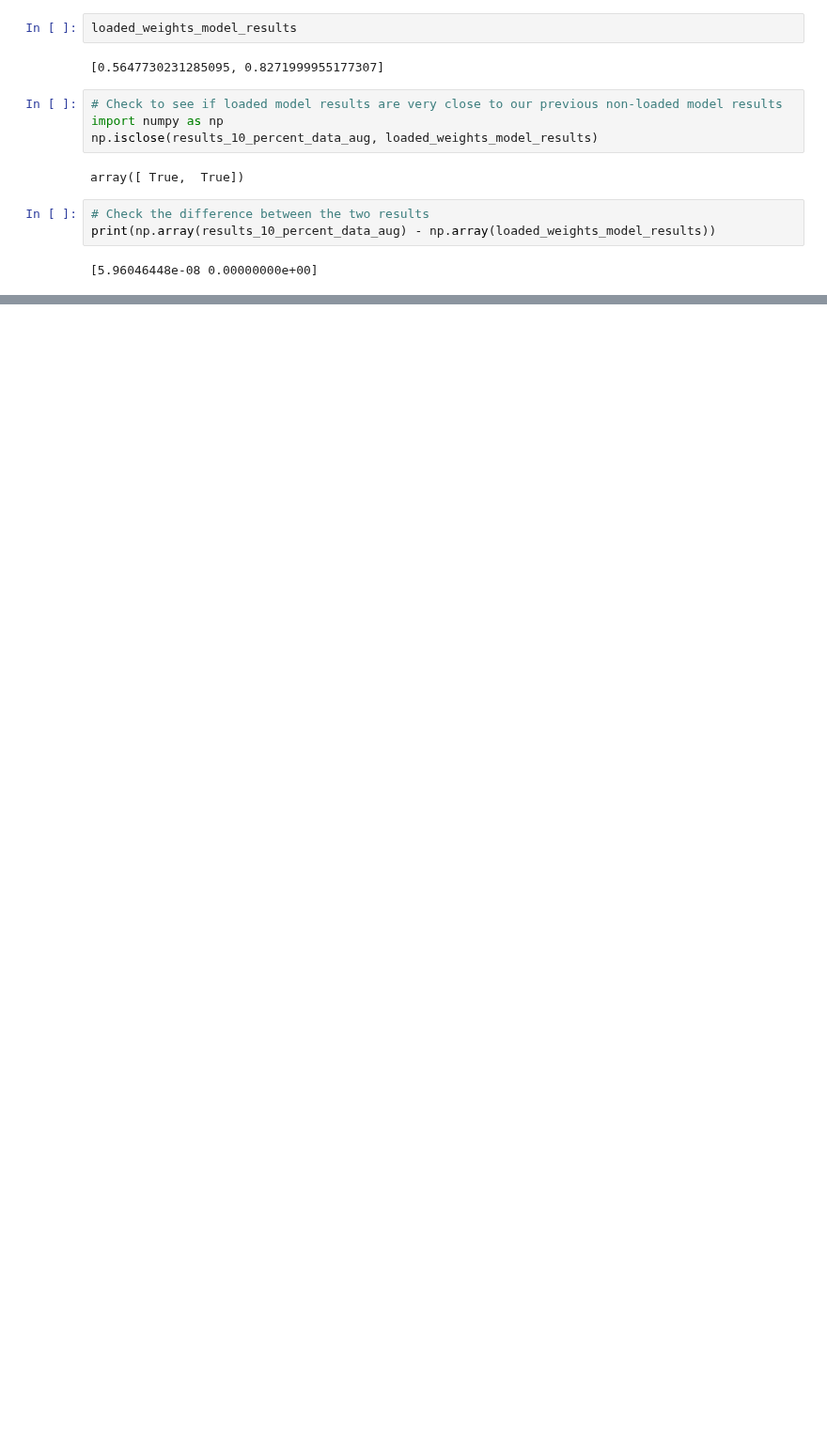
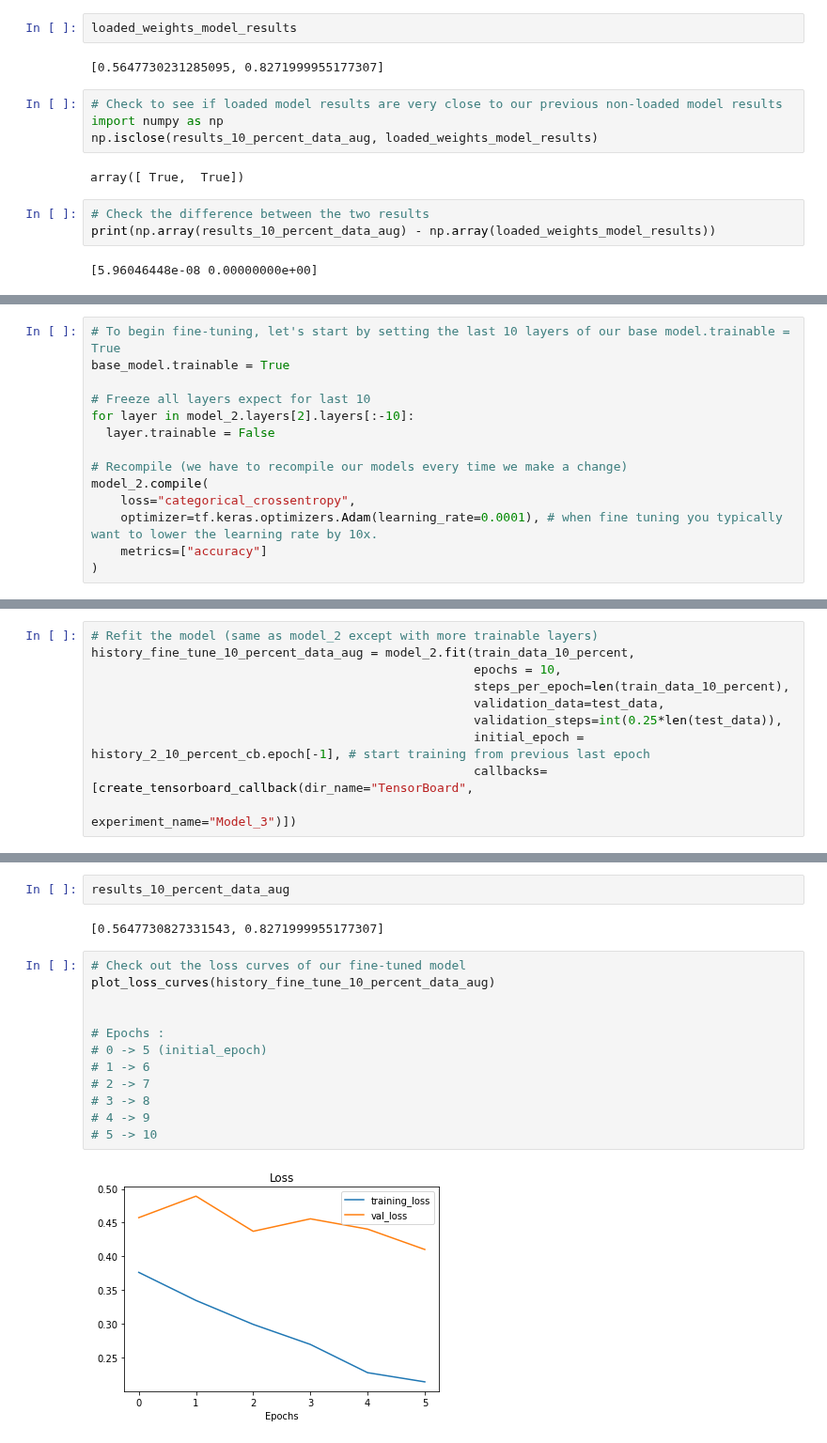
Before and after one commit to imran9891/TensorFlow, a Jupyter notebook: 05_transfer_learning_in_tensorflow_part_2_fine_tuning.ipynb, the cells around one changed output, grey strips where cells are left out. Shown at 94% size. Drawn from its saved outputs; the diff is of its cells as text; blank space fills up the shorter version.

Commit message:
Fine tuning modified

```diff
--- a/05_transfer_learning_in_tensorflow_part_2_fine_tuning.ipynb
+++ b/05_transfer_learning_in_tensorflow_part_2_fine_tuning.ipynb
@@ -830,0 +881,14 @@ print(np.array(results_10_percent_data_aug) - np.array(loaded_weights_model_resu
+# %%
+# To begin fine-tuning, let's start by setting the last 10 layers of our base model.trainable = True
+base_model.trainable = True
+
+# Freeze all layers expect for last 10
+for layer in model_2.layers[2].layers[:-10]:
+  layer.trainable = False
+
+# Recompile (we have to recompile our models every time we make a change)
+model_2.compile(
+    loss="categorical_crossentropy",
+    optimizer=tf.keras.optimizers.Adam(learning_rate=0.0001), # when fine tuning you typically want to lower the learning rate by 10x.
+    metrics=["accuracy"]
+)
@@ -830,0 +950,10 @@ print(np.array(results_10_percent_data_aug) - np.array(loaded_weights_model_resu
+# %%
+# Refit the model (same as model_2 except with more trainable layers)
+history_fine_tune_10_percent_data_aug = model_2.fit(train_data_10_percent,
+                                                    epochs = 10,
+                                                    steps_per_epoch=len(train_data_10_percent),
+                                                    validation_data=test_data,
+                                                    validation_steps=int(0.25*len(test_data)),
+                                                    initial_epoch = history_2_10_percent_cb.epoch[-1], # start training from previous last epoch
+                                                    callbacks=[create_tensorboard_callback(dir_name="TensorBoard",
+                                                                                           experiment_name="Model_3")])
@@ -830,0 +979,18 @@ print(np.array(results_10_percent_data_aug) - np.array(loaded_weights_model_resu
+# %%
+results_10_percent_data_aug
+# %% [output]
+[0.5647730827331543, 0.8271999955177307]
+# %%
+# Check out the loss curves of our fine-tuned model
+plot_loss_curves(history_fine_tune_10_percent_data_aug)
+
+
+# Epochs :
+# 0 -> 5 (initial_epoch)
+# 1 -> 6
+# 2 -> 7
+# 3 -> 8
+# 4 -> 9
+# 5 -> 10
+# %% [output]
+[figure, added]
```
Also changed, not shown: parts of 16 cells of this notebook.
